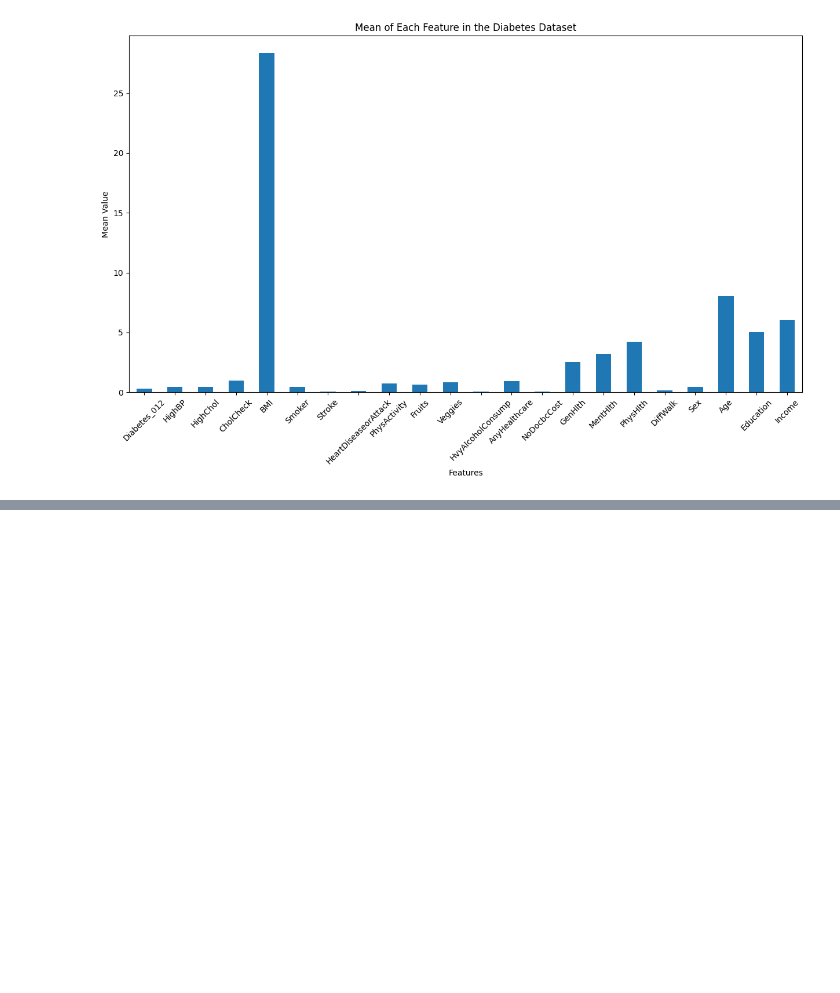
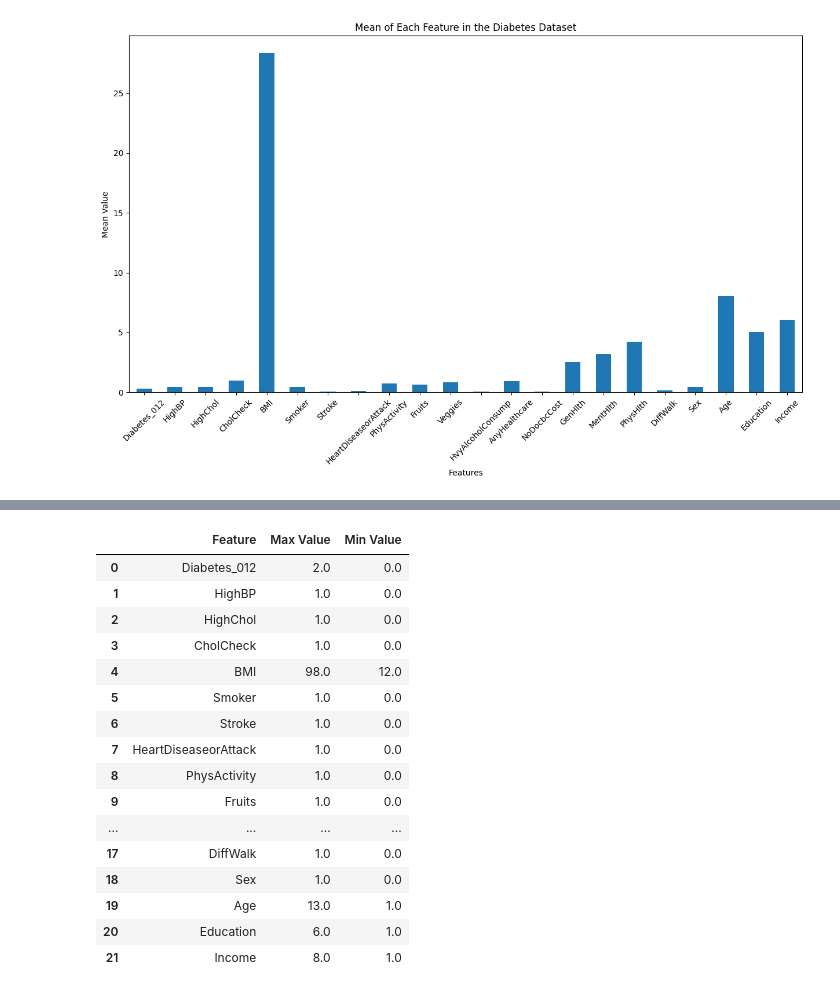
Before and after one commit to sykathowlader/group6_introToAi, a Jupyter notebook: diabetes.ipynb, the cells around one changed output, grey strips where cells are left out. Cells and saved outputs as stored; diff of their text form; code cells hidden in the pictures; blank space fills up the shorter version.

```diff
--- a/diabetes.ipynb
+++ b/diabetes.ipynb
@@ -7,8 +6,9 @@ import os
 import numpy as np
 import matplotlib.pyplot as plt
 # %%
-#url = 'https://raw.githubusercontent.com/sykathowlader/group6_introToAi/main/diabetes_012_health_indicators_BRFSS2015.csv?token=GHSAT0AAAAAACLWNWS35IJBMPDYJMGHOBZIZL6EUOA'
-df1 = pd.read_csv("diabetes.csv")
+url = "https://sykathowlader.github.io/visualization_data/diabetes.csv"
+
+df1 = pd.read_csv(url)
 # Dataset is now stored in a Pandas Dataframe
 # %%
 # Display the first few rows of the dataset
@@ -110,0 +145,31 @@ plt.show()
+# %%
+feature_max = df1.max()
+feature_min = df1.min()
+
+# Creating a new DataFrame to display the max and min values
+feature_max_min_df = pd.DataFrame({
+    'Feature': feature_max.index,
+    'Max Value': feature_max.values,
+    'Min Value': feature_min.values
+})
+
+# Displaying the DataFrame
+feature_max_min_df
+# %% [output]
+|  | Feature | Max Value | Min Value |
+| 0 | Diabetes_012 | 2.0 | 0.0 |
+| 1 | HighBP | 1.0 | 0.0 |
+| 2 | HighChol | 1.0 | 0.0 |
+| 3 | CholCheck | 1.0 | 0.0 |
+| 4 | BMI | 98.0 | 12.0 |
+| 5 | Smoker | 1.0 | 0.0 |
+| 6 | Stroke | 1.0 | 0.0 |
+| 7 | HeartDiseaseorAttack | 1.0 | 0.0 |
+| 8 | PhysActivity | 1.0 | 0.0 |
+| 9 | Fruits | 1.0 | 0.0 |
+| ... | ... | ... | ... |
+| 17 | DiffWalk | 1.0 | 0.0 |
+| 18 | Sex | 1.0 | 0.0 |
+| 19 | Age | 13.0 | 1.0 |
+| 20 | Education | 6.0 | 1.0 |
+| 21 | Income | 8.0 | 1.0 |
```
Also changed, not shown: parts of 4 cells of this notebook.
